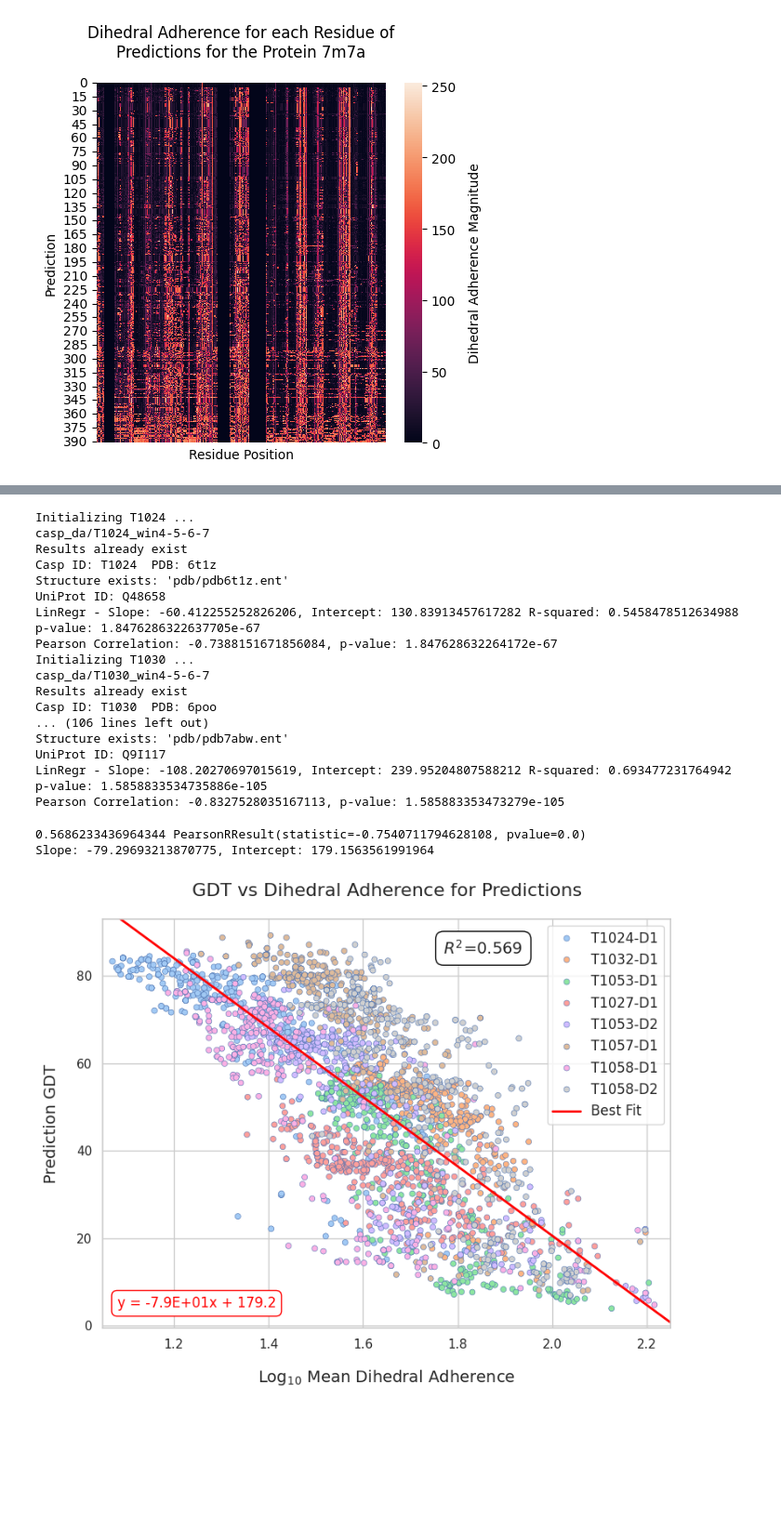
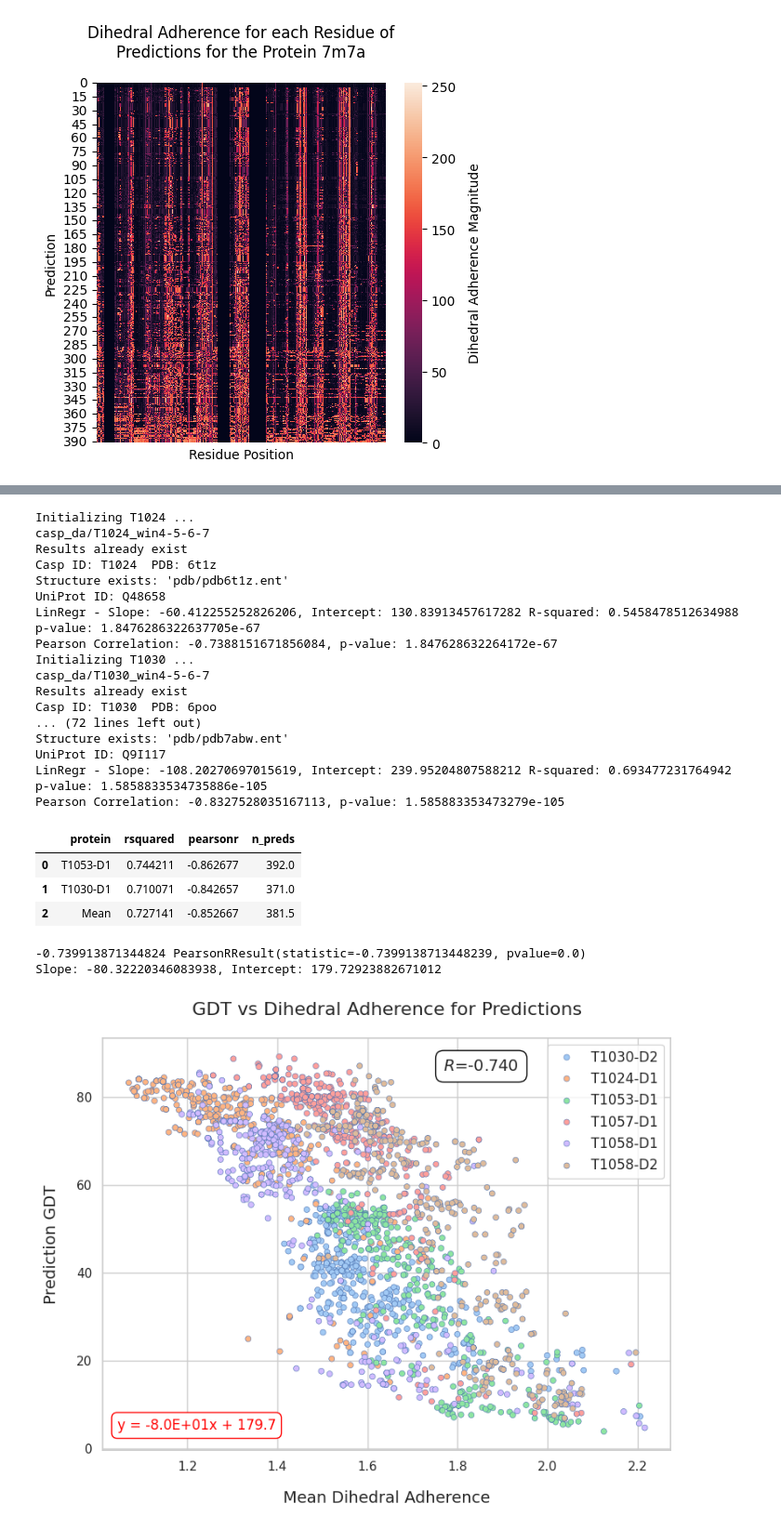
Before and after one commit to Musa-Azeem/protein-dihedral-visualization, a Jupyter notebook: symposium_2025.ipynb, the cells around one changed output, grey strips where cells are left out. Shown at 93% size. Saved outputs shown, nothing was run; the diff lists cells and outputs as text; code cells hidden in the pictures; blank space fills up the shorter version.

Commit message:
figures

```diff
--- a/symposium_2025.ipynb
+++ b/symposium_2025.ipynb
@@ -128,7 +176,7 @@ preds = []
 rsquareds = []
 pearsonrs = []
 n_preds = []
-for protein in proteins:
+for protein in proteins_to_use:
     da = DihedralAdherence(
         protein, [4,5,6,7], PDBMINE_URL, PROJECT_DIR, mode='ml', quantile=1,
         weights_file='ml_runs/best_model-kde_16-32_383.pt', device='cuda'
@@ -144,7 +192,7 @@ for protein in proteins:
     # af_gdt = da.grouped_preds.loc[da.grouped_preds.protein_id == da.alphafold_id, 'GDT_TS'].values[0]
     # af_ave_conf = da.af_phi_psi.conf.mean()
     # da.grouped_preds['da'] = da.grouped_preds['da'] * (af_ave_conf / 100)
-
+    da.grouped_preds['da'] = -da.grouped_preds['da']
     preds.append(da.grouped_preds)
     rsquared, corr = da.test_correlation()
     rsquareds.append(rsquared)
@@ -165,7 +213,7 @@ Initializing T1030 ...
 casp_da/T1030_win4-5-6-7
 Results already exist
 Casp ID: T1030  PDB: 6poo
-... (106 lines left out)
+... (72 lines left out)
 Structure exists: 'pdb/pdb7abw.ent'
 UniProt ID: Q9I117
 LinRegr - Slope: -108.20270697015619, Intercept: 239.95204807588212 R-squared: 0.693477231764942 p-value: 1.5858833534735886e-105
@@ -173,54 +230,69 @@ Pearson Correlation: -0.8327528035167113, p-value: 1.585883353473279e-105
+# %%
+results
+# %% [output]
+|  | protein | rsquared | pearsonr | n_preds |
+| 0 | T1053-D1 | 0.744211 | -0.862677 | 392.0 |
+| 1 | T1030-D1 | 0.710071 | -0.842657 | 371.0 |
+| 2 | Mean | 0.727141 | -0.852667 | 381.5 |
 # %%
 preds_og = preds.copy()
 # %%
 # preds = preds[preds['target'].isin(['T1024', 'T1096', 'T1030', 'T1038', 'T1030-D2', 'T1024-D1', 'T1032-D1', 'T1053-D1', 'T1027-D1', 'T1029-D1'])]
-# preds = preds[preds['target'].isin(['T1030-D2', 'T1024-D1', 'T1053-D1', 'T1057-D1', 'T1058-D1', 'T1058-D2'])] # good (af >85 gdt)
-preds = preds[preds['target'].isin([
-  'T1024-D1', 'T1032-D1', 'T1053-D1', 'T1027-D1',
-  'T1053-D2', 'T1057-D1','T1058-D1', 'T1058-D2'
-])]
+preds = preds[preds['target'].isin(['T1030-D2', 'T1024-D1', 'T1053-D1', 'T1057-D1', 'T1058-D1', 'T1058-D2'])] # good (af >85 gdt)
+# preds = preds_og.copy()
+# preds = preds[preds['target'].isin([
+#   'T1024-D1', 'T1032-D1',
+#   'T1053-D2', 'T1058-D2'
+# ])]
 # %%
 from scipy.stats import pearsonr
 sns.set_theme(style="whitegrid")
 sns.set_palette("pastel")
 fig, ax = plt.subplots(figsize=(8, 6.5))
 df = preds.dropna(subset=['da', 'GDT_TS']).reset_index(drop=True)
 
+# df['zscore'] = (df['da'] - df['da'].mean()) / df['da'].std()
+# df = df[df.zscore.abs() < 3]
+df = df[~df.Model.str.contains('427')]
 df['da'] = np.log10(df['da'])
-df = df[~df.Model.str.contains('427')]
+# standerdize each protein_id
+# for target in df['target'].unique():
+#     mask = df['target'] == target
+#     df.loc[mask, 'da'] = (df.loc[mask, 'da'] - df.loc[mask, 'da'].min()) / (df.loc[mask, 'da'].max() - df.loc[mask, 'da'].min())
 
 # df = df[df.GDT_TS < 20]
 regr = linregress(df.da, df.GDT_TS)
 corr = pearsonr(df['da'], df['GDT_TS'])
-print(regr.rvalue**2, corr)
+print(regr.rvalue, corr)
 print(f'Slope: {regr.slope}, Intercept: {regr.intercept}')
 # sns.kdeplot(data=df, x='da', y='GDT_TS', ax=ax, fill=True, bw_method=0.1)
 sns.scatterplot(data=df, x='da', y='GDT_TS', ax=ax, marker='o', s=25, edgecolor='b', legend=True, hue='target', palette='pastel')
 # sns.regplot(data=df.reset_index(drop=True), x='da', y='GDT_TS', ax=ax, scatter=False, color='red')
-ax.plot(
-    np.linspace(0.8, 2.3, 100),
-    regr.intercept + regr.slope * np.linspace(0.8, 2.3, 100),
-    color='red', lw=2, label='Best Fit'
-)
-ax.set_xlabel(r'Log$_{10}$ Mean Dihedral Adherence', fontsize=14, labelpad=15)
+# ax.plot(
+#     np.linspace(0.8, 2.3, 100),
+#     regr.intercept + regr.slope * np.linspace(0.8, 2.3, 100),
+#     color='red', lw=2, label='Best Fit'
+# )
+# ax.set_xlabel(r'Log$_{10}$ Mean Dihedral Adherence', fontsize=14, labelpad=15)
+ax.set_xlabel(r'Mean Dihedral Adherence', fontsize=14, labelpad=15)
 ax.set_ylabel('Prediction GDT', fontsize=14, labelpad=15)
 ax.set_title(r'GDT vs Dihedral Adherence for Predictions', fontsize=16, pad=20)
-ax.text(0.6, 0.95, r'$R^2$='+f'{regr.rvalue**2:.3f}', transform=ax.transAxes, fontsize=14,
+ax.text(0.6, 0.95, r'$R$='+f'{regr.rvalue:.3f}', transform=ax.transAxes, fontsize=14,
         verticalalignment='top', bbox=dict(boxstyle='round,pad=0.5', edgecolor='black', facecolor='white'))
 if regr.intercept > 0:
     s = f'y = {regr.slope:.1E}x + {regr.intercept:.1f}'
 else:
     s = f'y = {regr.slope:.1E}x - {-regr.intercept:.1f}'
 ax.text(.025,.05, s, transform=ax.transAxes, fontsize=12, color='red',
         bbox=dict(boxstyle='round,pad=0.4', edgecolor='red', facecolor='white'))
-ax.set_xlim(1.05, 2.25)
-ax.set_ylim(-0.5, 93)
+# ax.set_xlim(1.05, 2.25)
+# ax.set_ylim(-0.5, 93)
 plt.legend(fontsize=12, loc='upper right')
 plt.tight_layout()
 plt.savefig('gdt_vs_da.pdf')
 plt.show()
 sns.reset_defaults()
 # %% [output]
-0.5686233436964344 PearsonRResult(statistic=-0.7540711794628108, pvalue=0.0)
-Slope: -79.29693213870775, Intercept: 179.1563561991964
+-0.739913871344824 PearsonRResult(statistic=-0.7399138713448239, pvalue=0.0)
+Slope: -80.32220346083938, Intercept: 179.72923882671012
-[figure, old version]
+[figure, new version]
```
Also changed, not shown: parts of 3 cells of this notebook, 5 other files.
